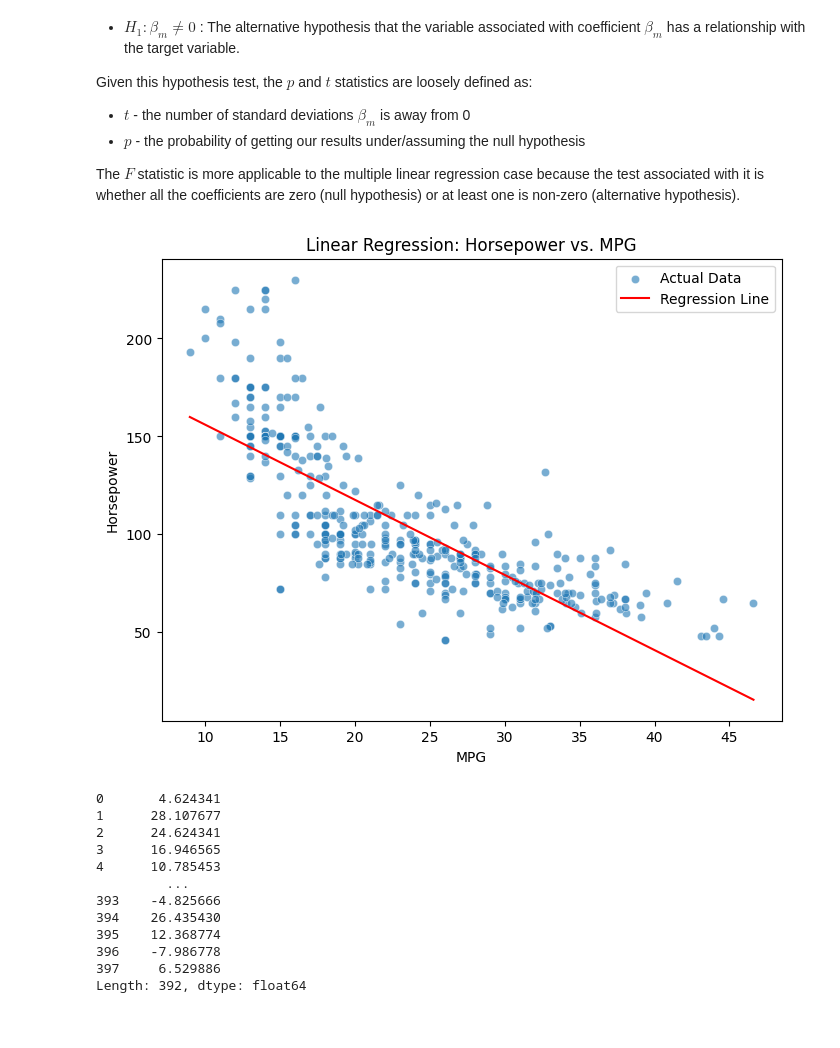
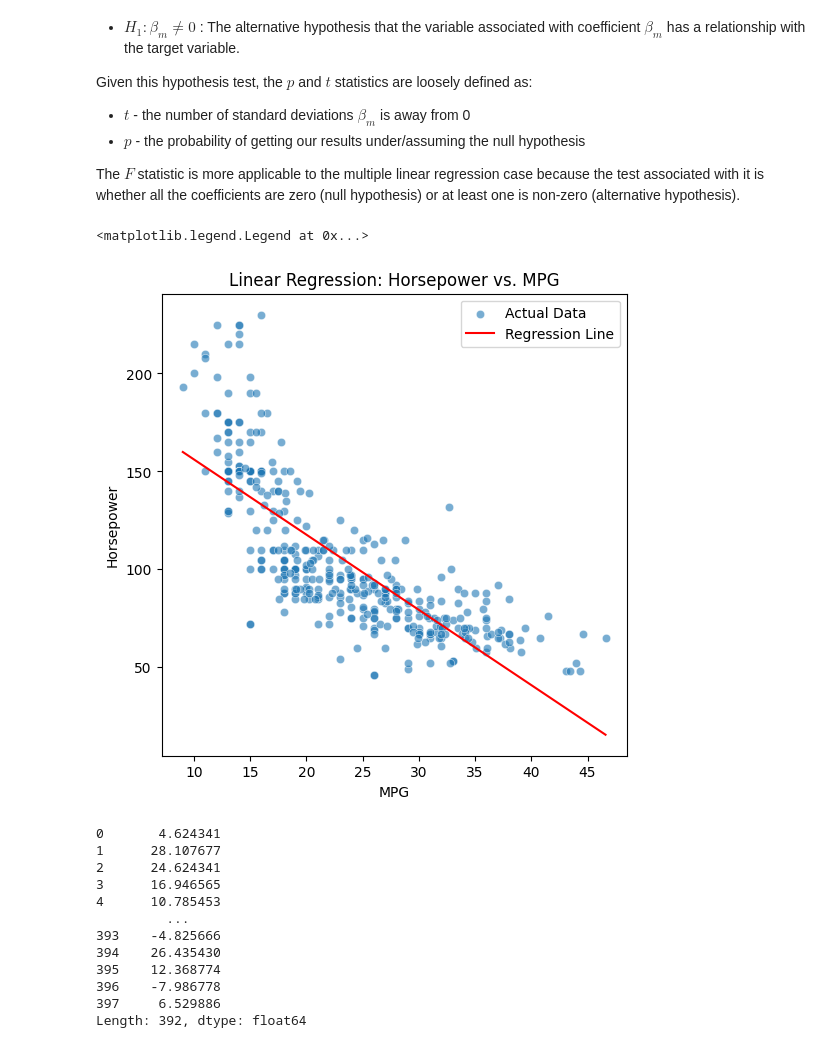
Before and after one commit to trentpark8800/linear-regression, a Jupyter notebook: auto_mpg_analysis.ipynb, the cells around one changed output. Drawn from its saved outputs; the diff is of its cells as text; code cells hidden in the pictures.

```diff
--- a/auto_mpg_analysis.ipynb
+++ b/auto_mpg_analysis.ipynb
@@ -181,23 +163,23 @@ Given this hypothesis test, the $p$ and $t$ statistics are loosely defined as:
 
 The $F$ statistic is more applicable to the multiple linear regression case because the test associated with it is whether all the coefficients are zero (null hypothesis) or at least one is non-zero (alternative hypothesis).
 # %%
-plt.figure(figsize=(8, 6))
+plt.figure(figsize=(6, 6))
 
 sns.scatterplot(x=cleaned_df["mpg"], y=cleaned_df["horsepower"], label="Actual Data", alpha=0.6)
 
 x_vals = np.linspace(cleaned_df["mpg"].min(), cleaned_df["mpg"].max(), 100)
-x_vals_const = sm.add_constant(x_vals)  # Add intercept term
+x_vals_const = sm.add_constant(x_vals)
 y_preds = model.predict(x_vals_const)
 
 plt.plot(x_vals, y_preds, color="red", label="Regression Line")
 
 plt.xlabel("MPG")
 plt.ylabel("Horsepower")
 plt.title("Linear Regression: Horsepower vs. MPG")
 plt.legend()
-plt.show()
 # %% [output]
+<matplotlib.legend.Legend at 0x...>
-[figure, old version]
+[figure, new version]
 # %%
 single_var_resid = model.resid
 
```
Also changed, not shown: parts of 29 cells of this notebook, 2 other files.
